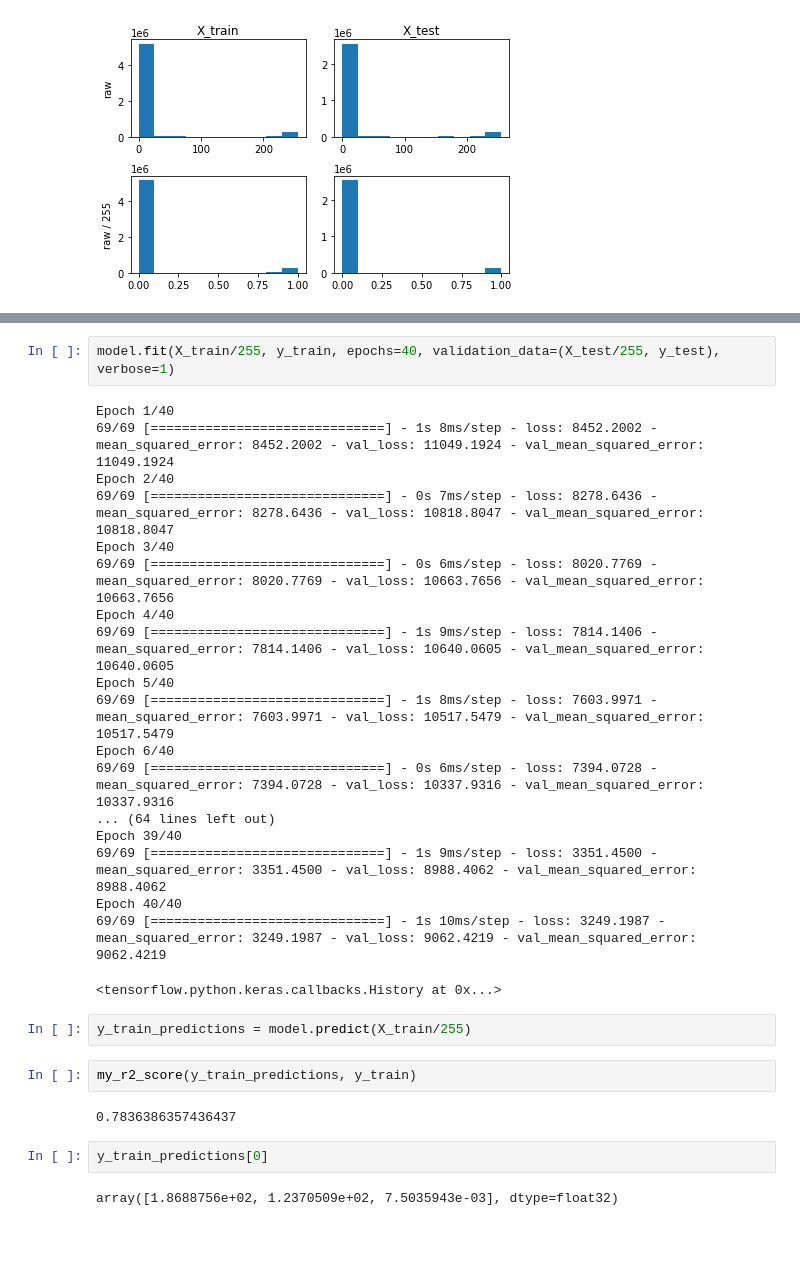
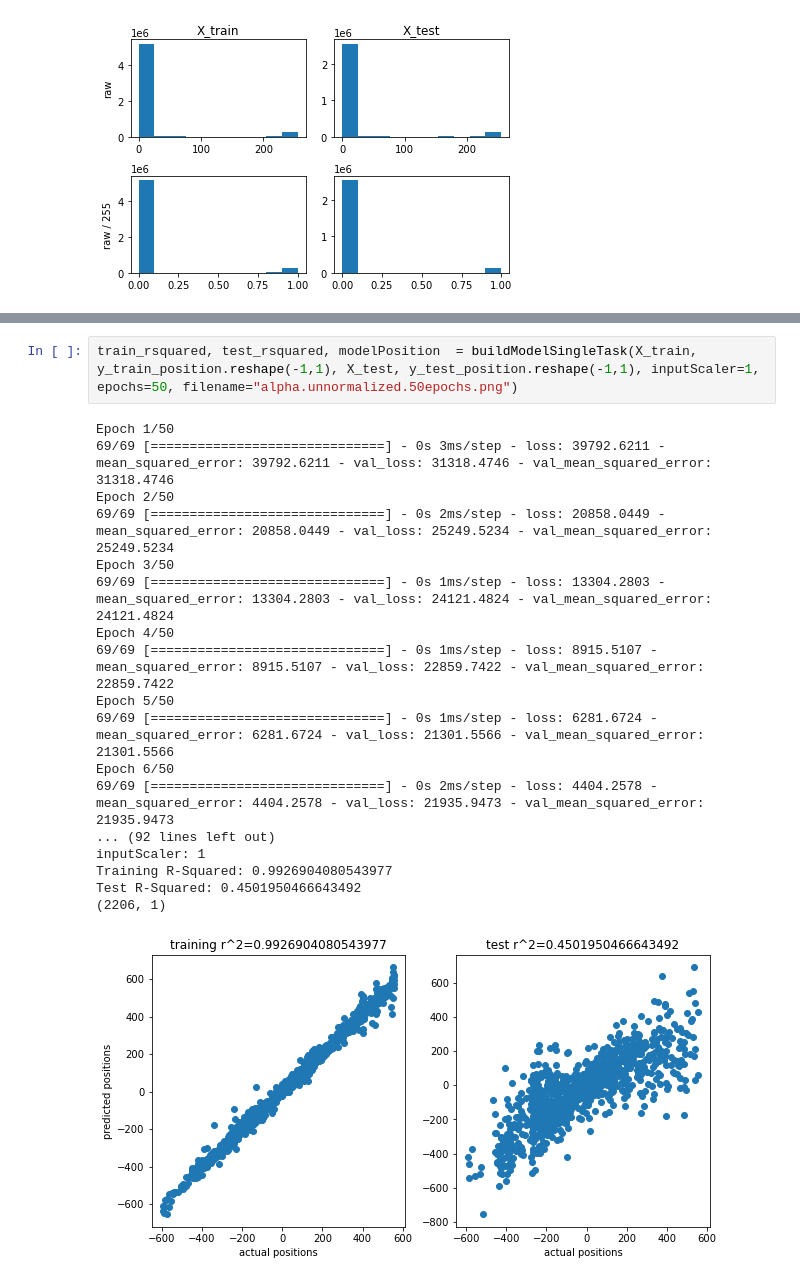
Before and after one commit to AndrewSamaha/MLRacer, a Jupyter notebook: cnn1.ipynb, the cells around one changed output, grey strips where cells are left out. Saved outputs shown, nothing was run; the diff lists cells and outputs as text; blank space fills up the shorter version.

```diff
--- a/cnn1.ipynb
+++ b/cnn1.ipynb
@@ -268,31 +267,21 @@ plt.savefig("alpha2.position.png")
-# %%
-model.fit(X_train/255, y_train, epochs=40, validation_data=(X_test/255, y_test), verbose=1)
-# %% [output]
-Epoch 1/40
-69/69 [==============================] - 1s 8ms/step - loss: 8452.2002 - mean_squared_error: 8452.2002 - val_loss: 11049.1924 - val_mean_squared_error: 11049.1924
-Epoch 2/40
-69/69 [==============================] - 0s 7ms/step - loss: 8278.6436 - mean_squared_error: 8278.6436 - val_loss: 10818.8047 - val_mean_squared_error: 10818.8047
-Epoch 3/40
-69/69 [==============================] - 0s 6ms/step - loss: 8020.7769 - mean_squared_error: 8020.7769 - val_loss: 10663.7656 - val_mean_squared_error: 10663.7656
-Epoch 4/40
-69/69 [==============================] - 1s 9ms/step - loss: 7814.1406 - mean_squared_error: 7814.1406 - val_loss: 10640.0605 - val_mean_squared_error: 10640.0605
-Epoch 5/40
-69/69 [==============================] - 1s 8ms/step - loss: 7603.9971 - mean_squared_error: 7603.9971 - val_loss: 10517.5479 - val_mean_squared_error: 10517.5479
-Epoch 6/40
-69/69 [==============================] - 0s 6ms/step - loss: 7394.0728 - mean_squared_error: 7394.0728 - val_loss: 10337.9316 - val_mean_squared_error: 10337.9316
-... (64 lines left out)
-Epoch 39/40
-69/69 [==============================] - 1s 9ms/step - loss: 3351.4500 - mean_squared_error: 3351.4500 - val_loss: 8988.4062 - val_mean_squared_error: 8988.4062
-Epoch 40/40
-69/69 [==============================] - 1s 10ms/step - loss: 3249.1987 - mean_squared_error: 3249.1987 - val_loss: 9062.4219 - val_mean_squared_error: 9062.4219
-<tensorflow.python.keras.callbacks.History at 0x...>
-# %%
-y_train_predictions = model.predict(X_train/255)
-# %%
-my_r2_score(y_train_predictions, y_train)
-# %% [output]
-0.7836386357436437
-# %%
-y_train_predictions[0]
-# %% [output]
-array([1.8688756e+02, 1.2370509e+02, 7.5035943e-03], dtype=float32)
+# %%
+train_rsquared, test_rsquared, modelPosition  = buildModelSingleTask(X_train, y_train_position.reshape(-1,1), X_test, y_test_position.reshape(-1,1), inputScaler=1, epochs=50, filename="alpha.unnormalized.50epochs.png")
+# %% [output]
+Epoch 1/50
+69/69 [==============================] - 0s 3ms/step - loss: 39792.6211 - mean_squared_error: 39792.6211 - val_loss: 31318.4746 - val_mean_squared_error: 31318.4746
+Epoch 2/50
+69/69 [==============================] - 0s 2ms/step - loss: 20858.0449 - mean_squared_error: 20858.0449 - val_loss: 25249.5234 - val_mean_squared_error: 25249.5234
+Epoch 3/50
+69/69 [==============================] - 0s 1ms/step - loss: 13304.2803 - mean_squared_error: 13304.2803 - val_loss: 24121.4824 - val_mean_squared_error: 24121.4824
+Epoch 4/50
+69/69 [==============================] - 0s 1ms/step - loss: 8915.5107 - mean_squared_error: 8915.5107 - val_loss: 22859.7422 - val_mean_squared_error: 22859.7422
+Epoch 5/50
+69/69 [==============================] - 0s 1ms/step - loss: 6281.6724 - mean_squared_error: 6281.6724 - val_loss: 21301.5566 - val_mean_squared_error: 21301.5566
+Epoch 6/50
+69/69 [==============================] - 0s 2ms/step - loss: 4404.2578 - mean_squared_error: 4404.2578 - val_loss: 21935.9473 - val_mean_squared_error: 21935.9473
+... (92 lines left out)
+inputScaler: 1
+Training R-Squared: 0.9926904080543977
+Test R-Squared: 0.4501950466643492
+(2206, 1)
+[figure, added]
```
Also changed, not shown: parts of 4 cells of this notebook, 4 other files.
